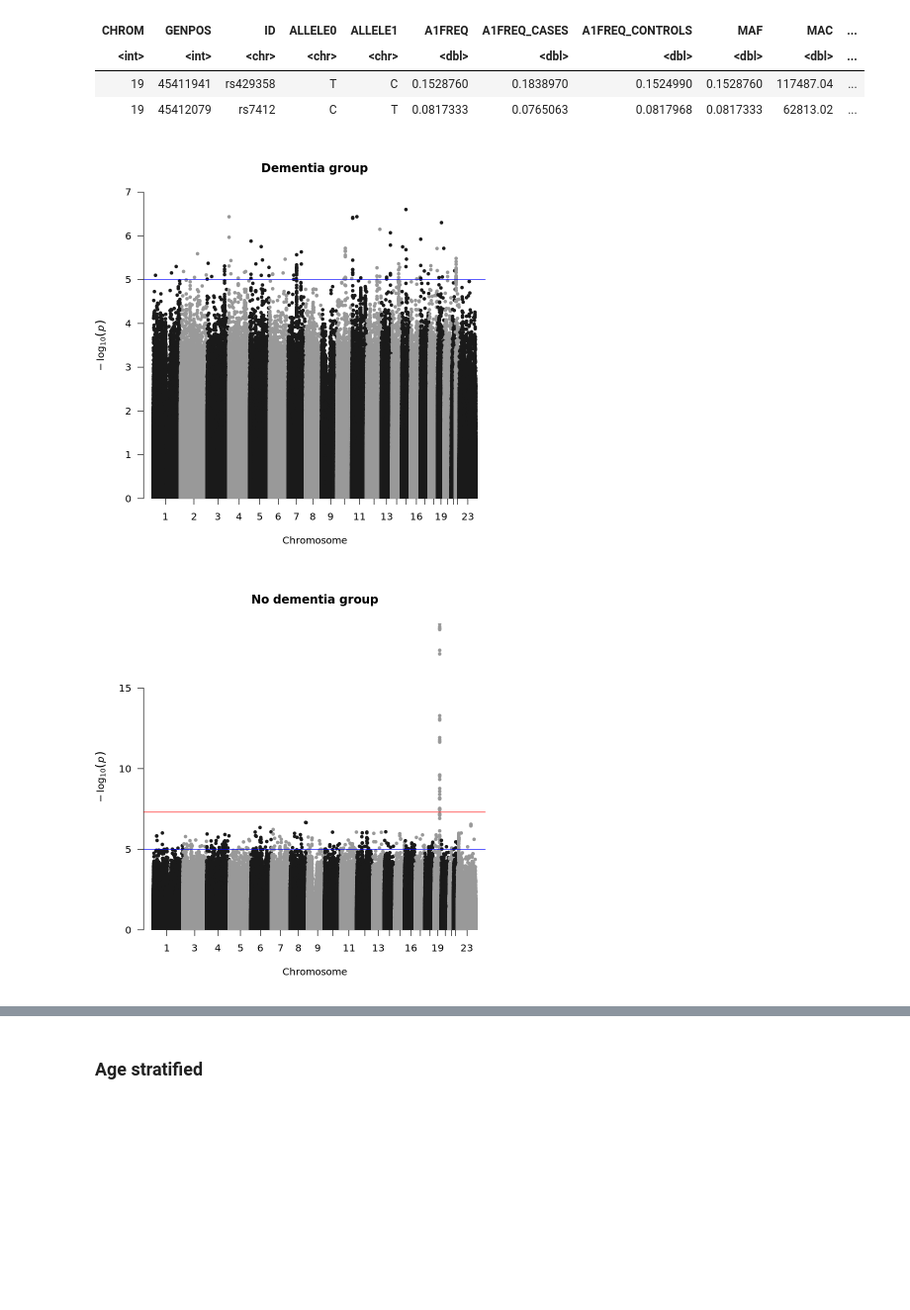
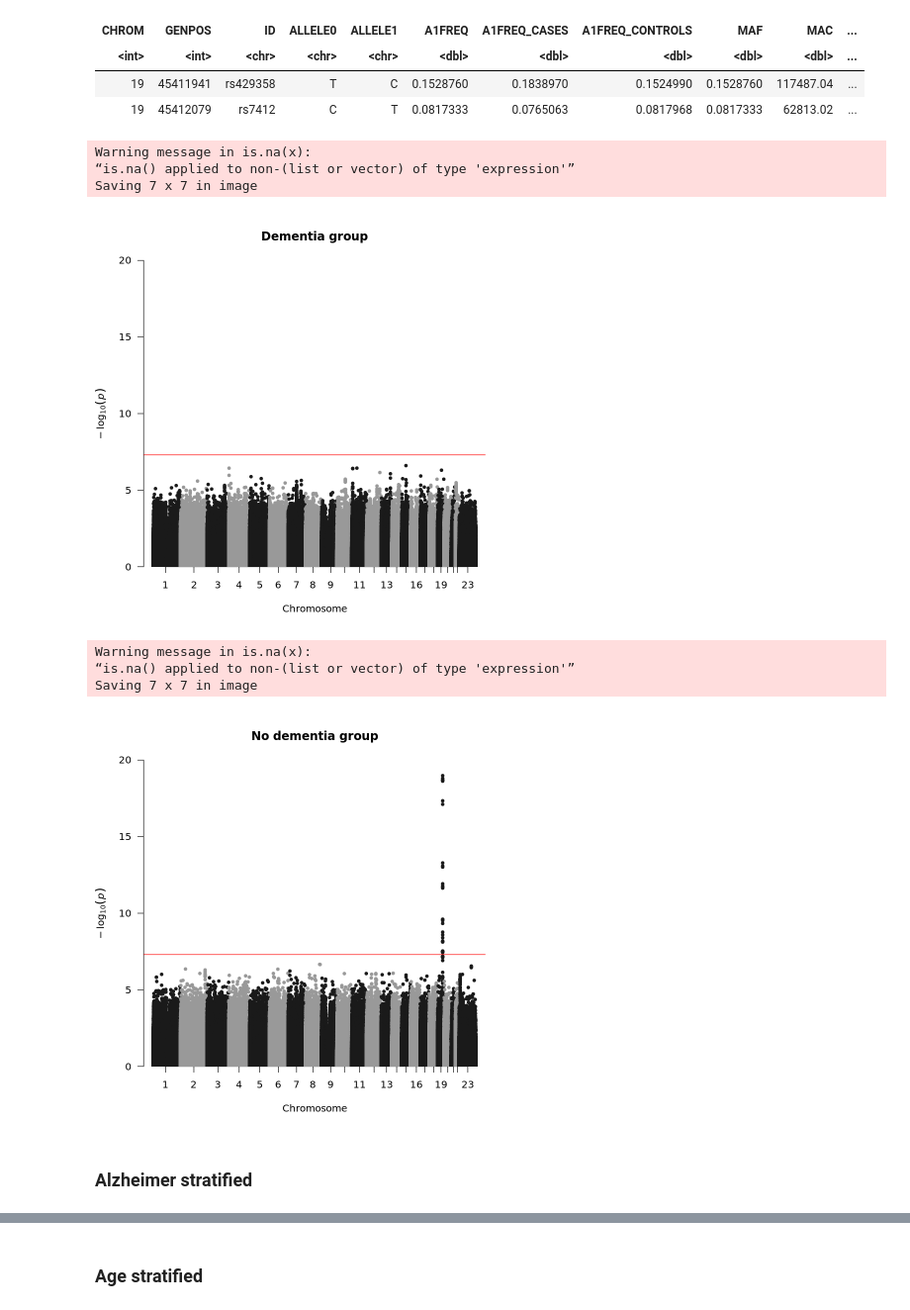
Before and after one commit to VasiliosRaptis/deliriumGen, a Jupyter notebook: ukb.delirium.gwas/sensitivity/dementia_age_stratified/03_postGWASprocessing.ipynb, the cells around one changed output, grey strips where cells are left out. Shown: that part at 99% size. Cells and saved outputs as stored; diff of their text form; code cells hidden in the pictures; blank space fills up the shorter version.

```diff
--- a/ukb.delirium.gwas/sensitivity/dementia_age_stratified/03_postGWASprocessing.ipynb
+++ b/ukb.delirium.gwas/sensitivity/dementia_age_stratified/03_postGWASprocessing.ipynb
@@ -98,13 +100,29 @@ A data.table: 2 × 18
 | 19 | 45411941 | rs429358 | T | C | 0.1528760 | 0.1838970 | 0.1524990 | 0.1528760 | 117487.04 | ... |
 | 19 | 45412079 | rs7412 | C | T | 0.0817333 | 0.0765063 | 0.0817968 | 0.0817333 | 62813.02 | ... |
 # %%
-manhattan(dem_qc[!is.na(dem_qc$P),], chr="CHROM", bp="GENPOS", p="P", snp="ID", main='Dementia group')
+manhattan(dem_qc[!is.na(dem_qc$P),], chr="CHROM", bp="GENPOS", p="P", snp="ID", main='Dementia group', ylim=c(0,20), suggestiveline = F)
+
+# Transform the base plot to grobs, so that is compatible with grid and, therefore ggsave
+p <- recordPlot()
+g <- grid.grabExpr(grid.echo(p))
+ggsave("dem_mp.png", g, dpi=300)
 # %% [output]
+Warning message in is.na(x):
+“is.na() applied to non-(list or vector) of type 'expression'”
+Saving 7 x 7 in image
-[figure, old version]
+[figure, new version]
 # %%
-manhattan(nodem_qc[!is.na(nodem_qc$P),], chr="CHROM", bp="GENPOS", p="P", snp="ID", main='No dementia group')
+manhattan(nodem_qc[!is.na(nodem_qc$P),], chr="CHROM", bp="GENPOS", p="P", snp="ID", main='No dementia group', ylim=c(0,20), suggestiveline = F)
+
+# Transform the base plot to grobs, so that is compatible with grid and, therefore ggsave
+p <- recordPlot()
+g <- grid.grabExpr(grid.echo(p))
+ggsave("nodem_mp.png", g, dpi=300)
 # %% [output]
+Warning message in is.na(x):
+“is.na() applied to non-(list or vector) of type 'expression'”
+Saving 7 x 7 in image
-[figure, old version]
+[figure, new version]
 # %%
 ## save temporary files
 write.table(dem_qc, 'temp_dem_fgQC.txt', sep=" ", quote=F, row.names = F)
@@ -119,3 +140,5 @@ write.table(nodem_qc, 'temp_nodem_fgQC.txt', sep=" ", quote=F, row.names = F)
 # upload lifted sumstats: dx upload dem_hg38_final.txt --dest vasilis/data/GWAS/sensitivity/dementia_stratified/step2/hg38/
 
 # upload liftover.sh script: dx upload liftover.sh --dest vasilis/SAK_scripts/
+# %% [markdown]
+### Alzheimer stratified
```
Also changed, not shown: parts of 14 cells of this notebook.
